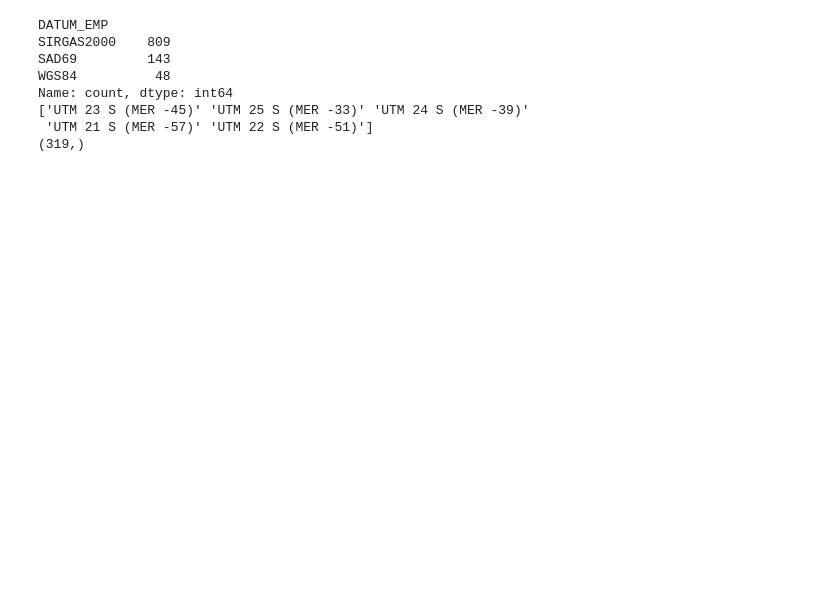
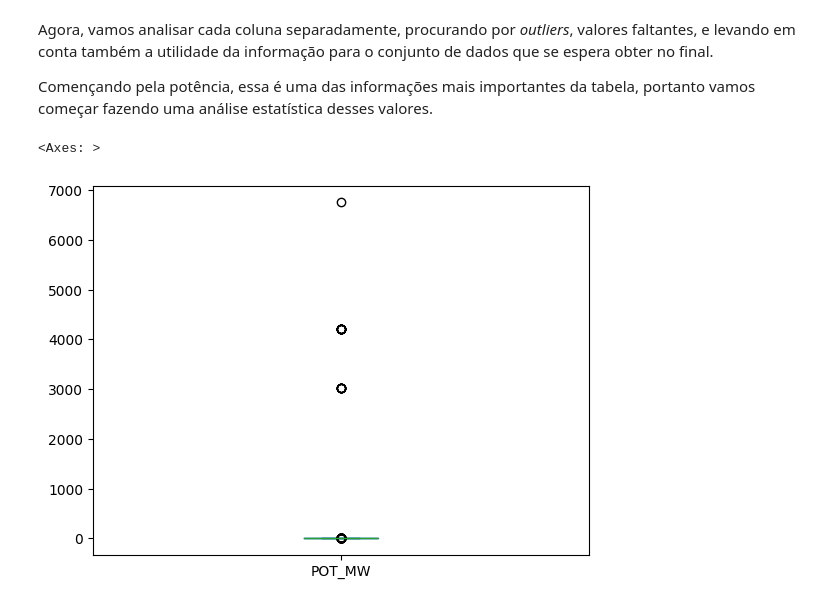
Before and after one commit to mariofilho281/case_cdv, a Jupyter notebook: main.ipynb, the cells around one changed output. Cells and saved outputs as stored; diff of their text form; code cells hidden in the pictures; blank space fills up the shorter version.

Commit message:
Validate data

```diff
--- a/main.ipynb
+++ b/main.ipynb
@@ -5,5 +13,8 @@ from fetch_data import fetch_all_data
 # %%
 url = 'https://sigel.aneel.gov.br/arcgis/rest/services/PORTAL/WFS/MapServer/0/query'
-parameters = {'where': '1=1', 'outFields': '*', 'f': 'geojson', 'resultOffset': 0 , 'resultRecordCount': 1000}
-results = fetch_all_data(url, parameters)
+parameters = {'where': '1=1', 'outFields': '*', 'f': 'geojson'}
+fetcher = DataFetcher(url, parameters)
+fetcher.fetch_all_pages(seconds_between_requests=1)
+data = geopandas.GeoDataFrame.from_features(fetcher.data)
+data
 # %% [output]
@@ -27,3 +50,0 @@ Finished! Total results fetched: 23522
-# %%
-data = geopandas.GeoDataFrame.from_features(results)
-data
@@ -44,8 +50,0 @@ data
-# %%
-url = 'https://sigel.aneel.gov.br/arcgis/rest/services/PORTAL/WFS/MapServer/0/query'
-parameters = {'where': '1=1', 'outFields': '*', 'f': 'geojson', 'resultOffset': 10 , 'resultRecordCount': 1000}
-response = requests.post(url, data=parameters).json() #TODO: post vs get?
-field_aliases = requests.post(url, data={'where': '1=1', 'outFields': '*', 'f': 'pjson'}).json()['fieldAliases']
-print(field_aliases)
-data = geopandas.GeoDataFrame.from_features(response['features'])
-data
@@ -67,2 +97,4 @@ data
 # %%
-data['lat'], data['long'] = data['geometry'].y, data['geometry'].x
+data['LATITUDE'], data['LONGITUDE'] = data['geometry'].y, data['geometry'].x
+data = data.drop(['geometry', 'X', 'Y', 'DATUM_EMP', 'FUSO_AG'], axis=1)
+data
@@ -69,13 +115,9 @@ data['lat'], data['long'] = data['geometry'].y, data['geometry'].x
-# %%
-print(data['DATUM_EMP'].value_counts())
-print(data['FUSO_AG'].unique())
-print(data['PROPRIETARIO'].unique().shape)
-# %% [output]
-DATUM_EMP
-SIRGAS2000    809
-SAD69         143
-WGS84          48
-Name: count, dtype: int64
-['UTM 23 S (MER -45)' 'UTM 25 S (MER -33)' 'UTM 24 S (MER -39)'
- 'UTM 21 S (MER -57)' 'UTM 22 S (MER -51)']
-(319,)
+# %% [markdown]
+Agora, vamos analisar cada coluna separadamente, procurando por *outliers*, valores faltantes, e levando em conta também a utilidade da informação para o conjunto de dados que se espera obter no final.
+
+Començando pela potência, essa é uma das informações mais importantes da tabela, portanto vamos começar fazendo uma análise estatística desses valores.
+# %%
+data['POT_MW'].plot.box()
+# %% [output]
+<Axes: >
+[figure, added]
```
Also changed, not shown: parts of 72 cells of this notebook, 1 other file.
